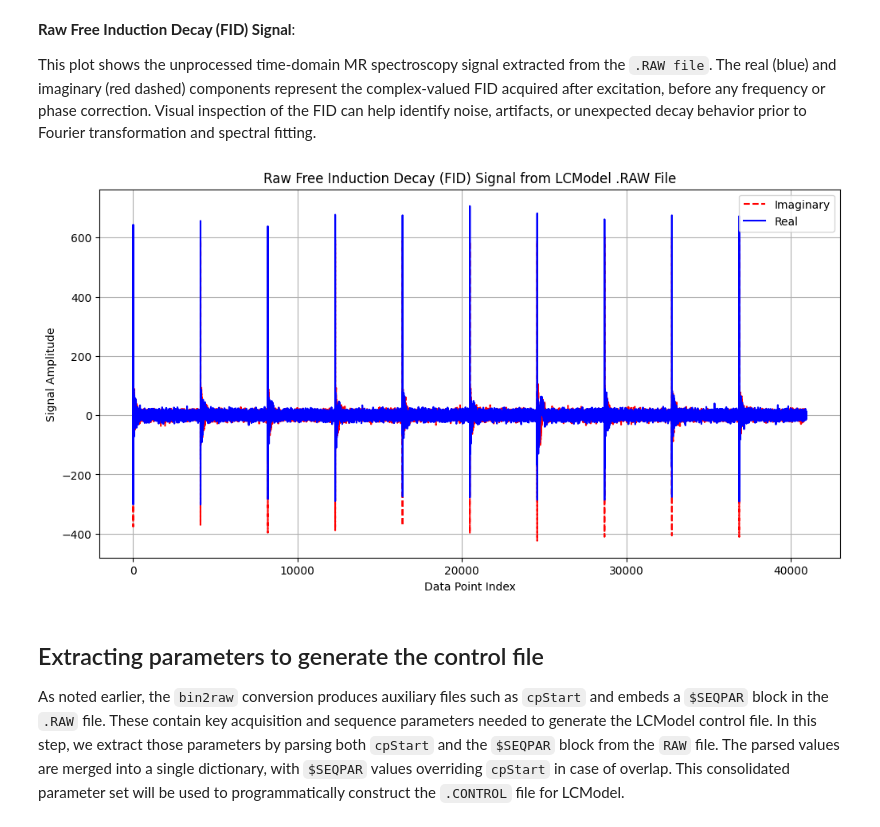
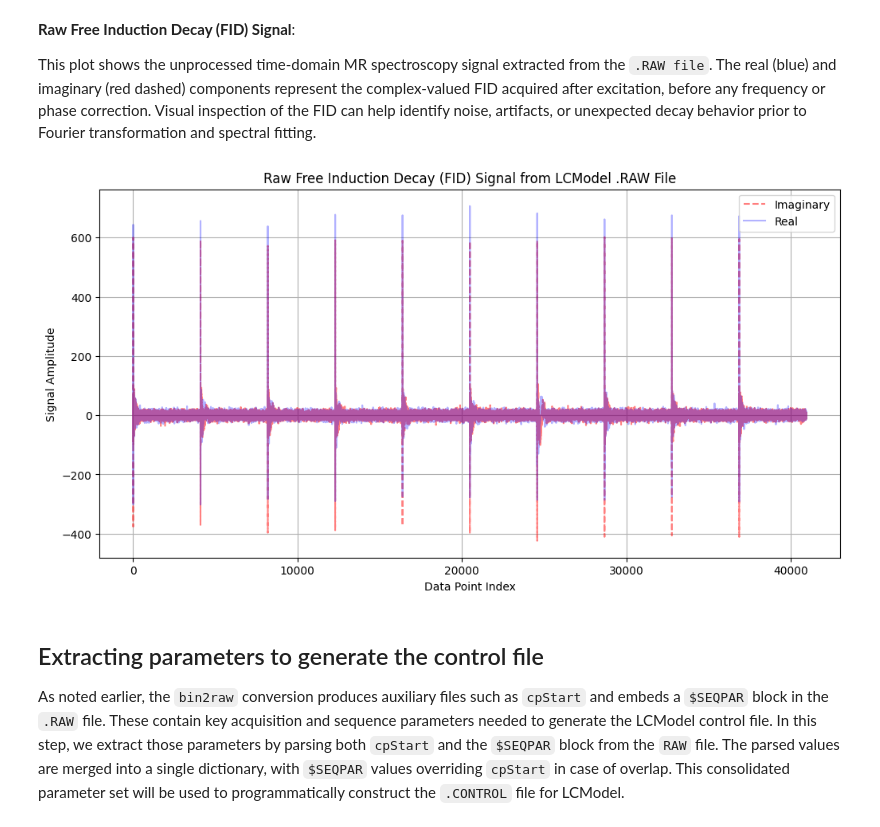
Before and after one commit to MoniDoerig/neurodeskedu, a Jupyter notebook: books/examples/spectroscopy/lcmodel.ipynb, the cells around one changed output. Saved outputs shown, nothing was run; the diff lists cells and outputs as text; code cells hidden in the pictures.

```diff
--- a/books/examples/spectroscopy/lcmodel.ipynb
+++ b/books/examples/spectroscopy/lcmodel.ipynb
@@ -338,21 +338,21 @@ Visual inspection of the FID can help identify noise, artifacts, or unexpected d
 # %%
 # Create the x-axis based on the number of FID points
 data_points = np.arange(len(real))
 
 #  Plot the data
 plt.figure(figsize=(12, 6))
 
-plt.plot(data_points, imag, label='Imaginary', color='red', linestyle='--')
-plt.plot(data_points, real, label='Real', color='blue')
+plt.plot(data_points, imag, label='Imaginary', color='red', linestyle='--', alpha=0.5)
+plt.plot(data_points, real, label='Real', color='blue', alpha=0.3)
 
 plt.title("Raw Free Induction Decay (FID) Signal from LCModel .RAW File")
 plt.xlabel("Data Point Index")
 plt.ylabel("Signal Amplitude")
 plt.legend()
 plt.grid(True)
 plt.show()
 # %% [output]
-[figure, old version]
+[figure, new version]
 # %% [markdown]
 ## Extracting parameters to generate the control file
 
```
Also changed, not shown: parts of 7 cells of this notebook.
